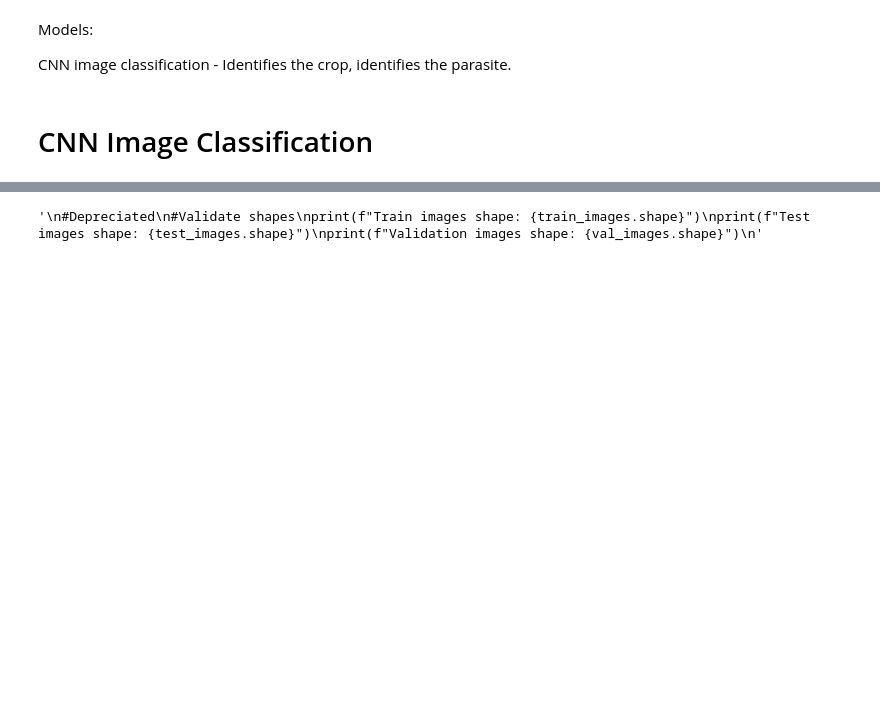
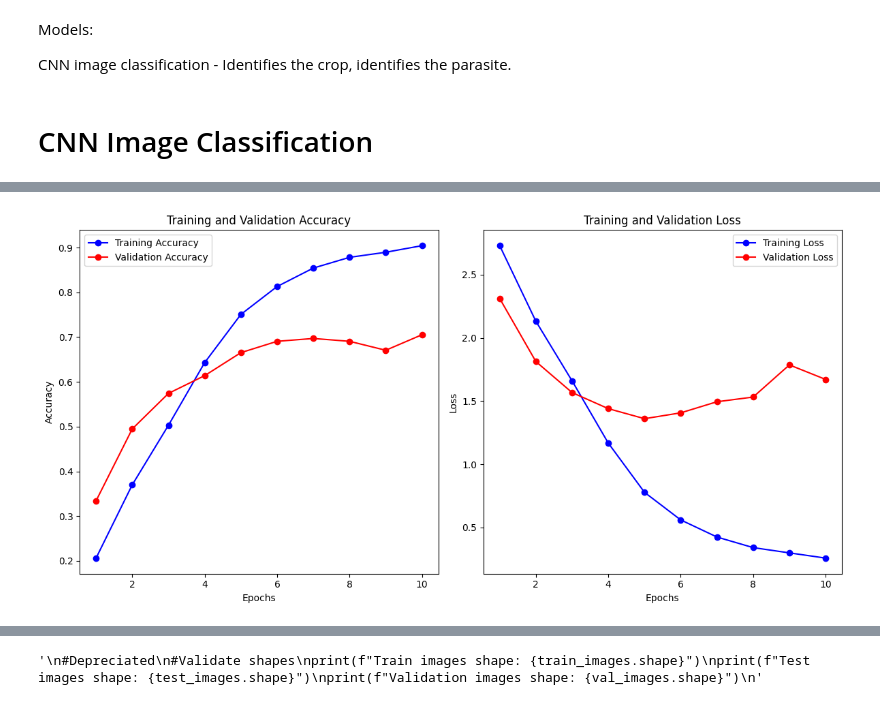
Before and after one commit to Ftalxx/Harvest_Shield, a Jupyter notebook: Pest_+_Disease_Model_.ipynb, the cells around one changed output, grey strips where cells are left out. Saved outputs shown, nothing was run; the diff lists cells and outputs as text; code cells hidden in the pictures; blank space fills up the shorter version.

Commit message:
T2 Model finally working!

```diff
--- a/Pest_+_Disease_Model_.ipynb
+++ b/Pest_+_Disease_Model_.ipynb
@@ -146,0 +238,15 @@ Test Labels:
+# %%
+#T2 Compile
+
+model2.compile(
+    optimizer='adam',
+    loss='sparse_categorical_crossentropy',
+    metrics=['accuracy']
+)
+# %%
+history2 = model2.fit(
+    train_dataset,
+    validation_data=val_dataset,
+    epochs=10,
+    batch_size=32
+)
@@ -147,3 +274,32 @@ Test Labels:
+# %%
+# Extract the training and validation metrics from the history object
+history2_dict = history2.history
+epochs = range(1, len(history2_dict['accuracy']) + 1)
+
+# Plot Training and Validation Accuracy
+plt.figure(figsize=(12, 6))
+
+plt.subplot(1, 2, 1)
+plt.plot(epochs, history2_dict['accuracy'], 'bo-', label='Training Accuracy')
+plt.plot(epochs, history2_dict['val_accuracy'], 'ro-', label='Validation Accuracy')
+plt.title('Training and Validation Accuracy')
+plt.xlabel('Epochs')
+plt.ylabel('Accuracy')
+plt.legend()
+
+# Plot Training and Validation Loss
+plt.subplot(1, 2, 2)
+plt.plot(epochs, history2_dict['loss'], 'bo-', label='Training Loss')
+plt.plot(epochs, history2_dict['val_loss'], 'ro-', label='Validation Loss')
+plt.title('Training and Validation Loss')
+plt.xlabel('Epochs')
+plt.ylabel('Loss')
+plt.legend()
+
+plt.tight_layout()
+plt.show()
+# %% [output]
+[figure, added]
 # %%
 #Verifying Directory Contents
 # List the contents of the dataset directory
```
Also changed, not shown: parts of 17 cells of this notebook.
